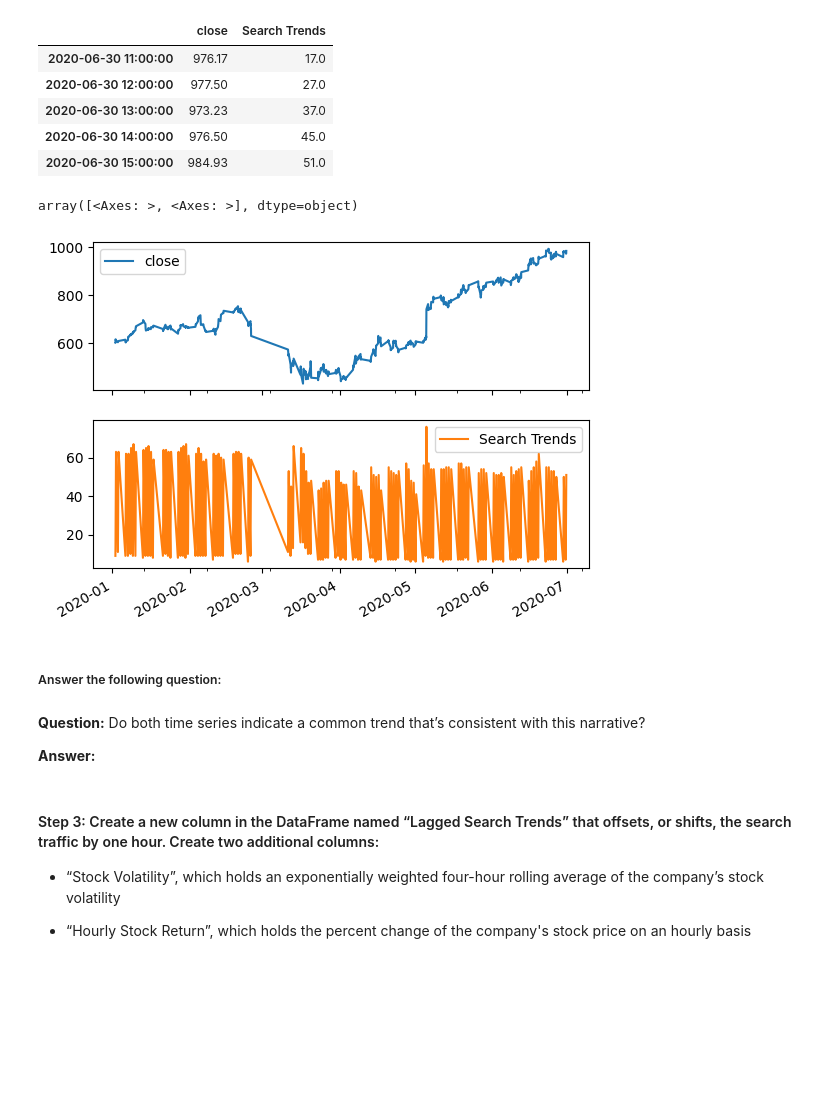
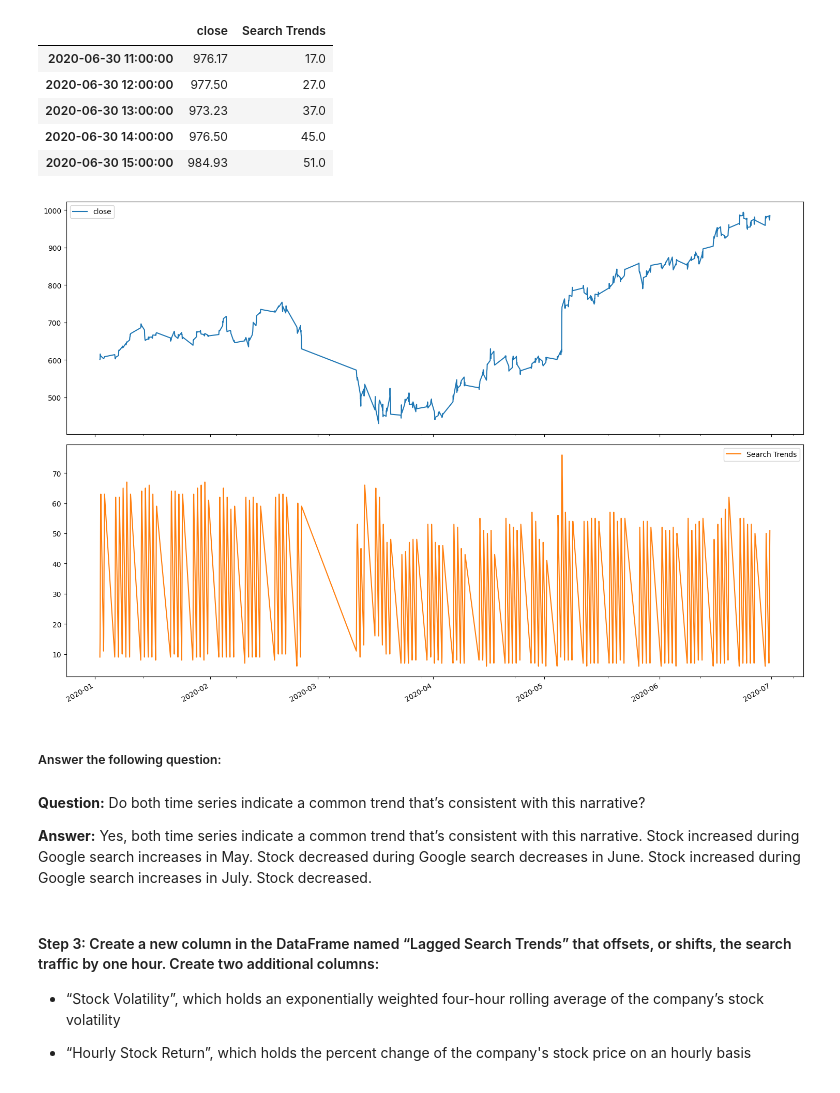
Before and after one commit to RogerNavA13/prophet-challenge, a Jupyter notebook: forecasting_net_prophet.ipynb, the cells around one changed output. Drawn from its saved outputs; the diff is of its cells as text; code cells hidden in the pictures; blank space fills up the shorter version.

```diff
--- a/forecasting_net_prophet.ipynb
+++ b/forecasting_net_prophet.ipynb
@@ -238,9 +259,12 @@ display(df_mercado_stock.tail())
 # %%
 # Concatenate the df_mercado_stock DataFrame with the df_mercado_trends DataFrame
 # Concatenate the DataFrame by columns (axis=1), and drop and rows with only one column of data
-
+mercado_stock_concat = pd.concat\
+    ([df_mercado_stock, df_mercado_trends], axis=1).dropna()
 
 # View the first and last five rows of the DataFrame
+display(mercado_stock_concat.head())
+display(mercado_stock_concat.tail())
 # %% [output]
 |  | close | Search Trends |
 | 2016-06-01 09:00:00 | 135.16 | 6.0 |
@@ -258,9 +282,13 @@ display(df_mercado_stock.tail())
 #### Step 2: Market events emerged during the year of 2020 that many companies found difficult. But, after the initial shock to global financial markets, new customers and revenue increased for e-commerce platforms. Slice the data to just the first half of 2020 (`2020-01` to `2020-06` in the DataFrame), and then plot the data. Do both time series indicate a common trend that’s consistent with this narrative?
 # %%
 # For the combined dataframe, slice to just the first half of 2020 (2020-01 through 2020-06)
-
+first_half_2020 = mercado_stock_concat\
+[(mercado_stock_concat.index.year == 2020) \
+ & (mercado_stock_concat.index.month <= 6)]
 
 # View the first and last five rows of first_half_2020 DataFrame
+display(first_half_2020.head())
+display(first_half_2020.tail())
 # %% [output]
 |  | close | Search Trends |
 | 2020-01-02 09:00:00 | 601.085 | 9.0 |
@@ -277,16 +305,18 @@ display(df_mercado_stock.tail())
 # %%
 # Visualize the close and Search Trends data
 # Plot each column on a separate axes using the following syntax
 # `plot(subplots=True)`
+first_half_2020.plot(subplots=True, figsize=(15,10))
+plt.tight_layout()
+plt.show()
 # %% [output]
-array([<Axes: >, <Axes: >], dtype=object)
-[figure, old version]
+[figure, new version]
 # %% [markdown]
 ##### Answer the following question:
 # %% [markdown]
 **Question:** Do both time series indicate a common trend that’s consistent with this narrative?
 
-**Answer:**
+**Answer:** Yes, both time series indicate a common trend that’s consistent with this narrative. Stock increased during Google search increases in May. Stock decreased during Google search decreases in June. Stock increased during Google search increases in July. Stock decreased.
 # %% [markdown]
 #### Step 3: Create a new column in the DataFrame named “Lagged Search Trends” that offsets, or shifts, the search traffic by one hour. Create two additional columns:
 
```
Also changed, not shown: parts of 24 cells of this notebook.
